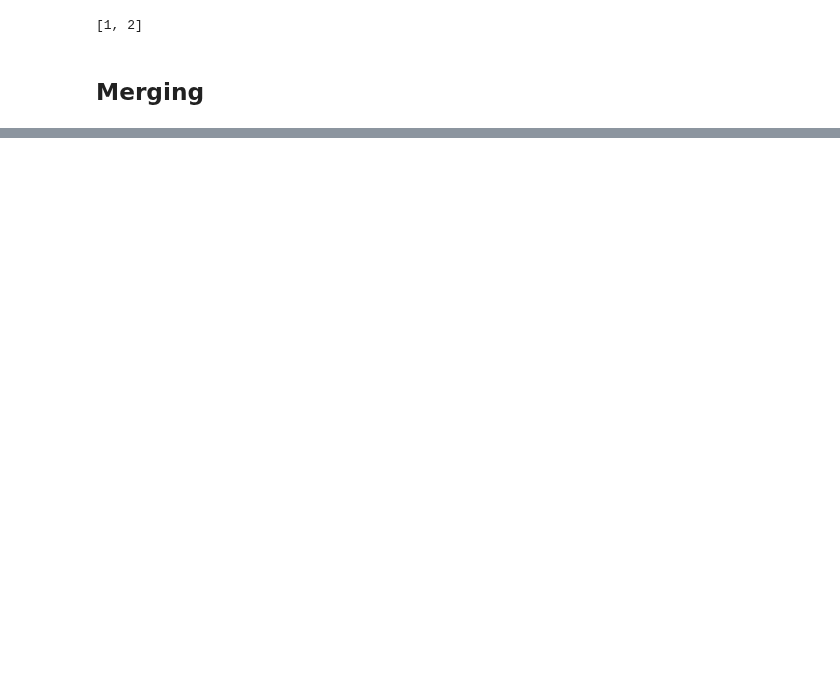
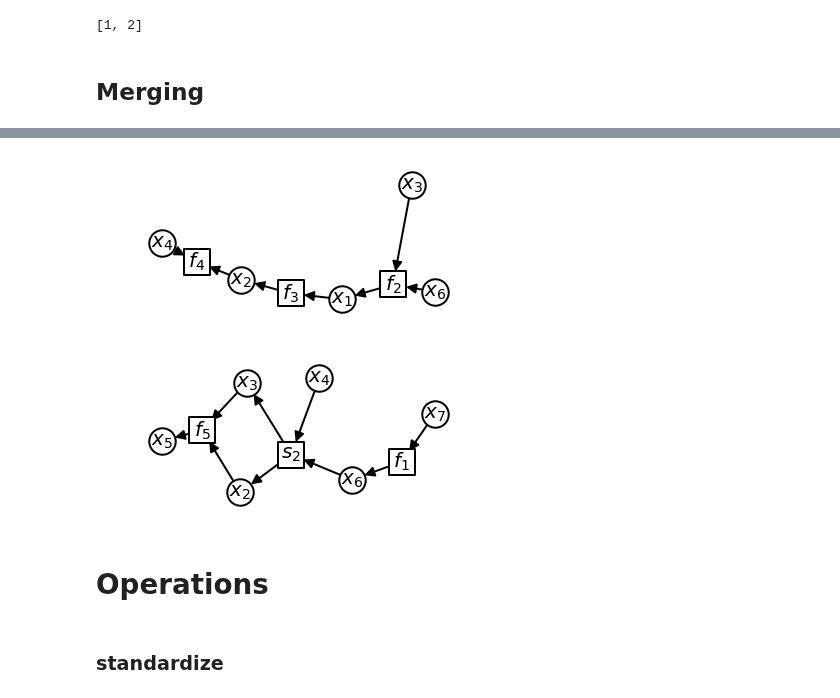
Before and after one commit to norheim/minimdo, a Jupyter notebook: ds_theory.ipynb, the cells around one changed output, grey strips where cells are left out. Drawn from its saved outputs; the diff is of its cells as text; code cells hidden in the pictures; blank space fills up the shorter version.

```diff
--- a/ds_theory.ipynb
+++ b/ds_theory.ipynb
@@ -180,0 +250,3 @@ return G, graphs
+# %%
+def solver_children(tree, solver_idx):
+    return {comp for comp,parent_solver in tree.items() if parent_solver==solver_idx}
@@ -180,0 +257,22 @@ return G, graphs
+# %%
+def build_typedgraph(G, Ftree, Stree, Vtree):
+    graphs = dict()
+    G_parent = G
+    merge_order = level_order_tree(Stree)[::-1]
+    for solver_idx in merge_order:
+        merge_comps = {Node(comp, COMP) for comp in solver_children(Ftree, solver_idx)}.union(
+                    {Node(solver, SOLVER) for solver in solver_children(Stree, solver_idx)})
+        solve_vars = {var for var in solver_children(Vtree, solver_idx)}
+        G_parent, graphs[solver_idx] = merge_graph(G_parent, merge_comps, solve_vars, solver_idx)
+    return graphs
+# %%
+graphs = build_typedgraph(G)
+# %%
+for key,graph in graphs.items():
+    node_shapes = {elt:'o' if elt in var_names else 's' for elt in graph.nodes()}
+    draw(graph, node_shape=node_shapes, prog='sfdp',figsize=(7,3), latexlabels=False);
+# %% [output]
+[figure, added]
+[figure, added]
+# %% [markdown]
+# Operations
@@ -180,0 +282,2 @@ return G, graphs
+# %% [markdown]
+### standardize
```
Also changed, not shown: parts of 107 cells of this notebook, 4 other files.
